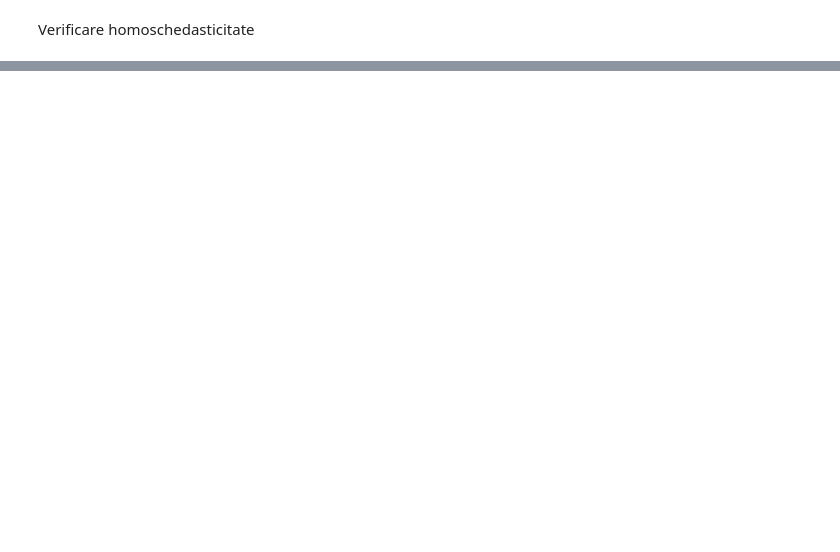
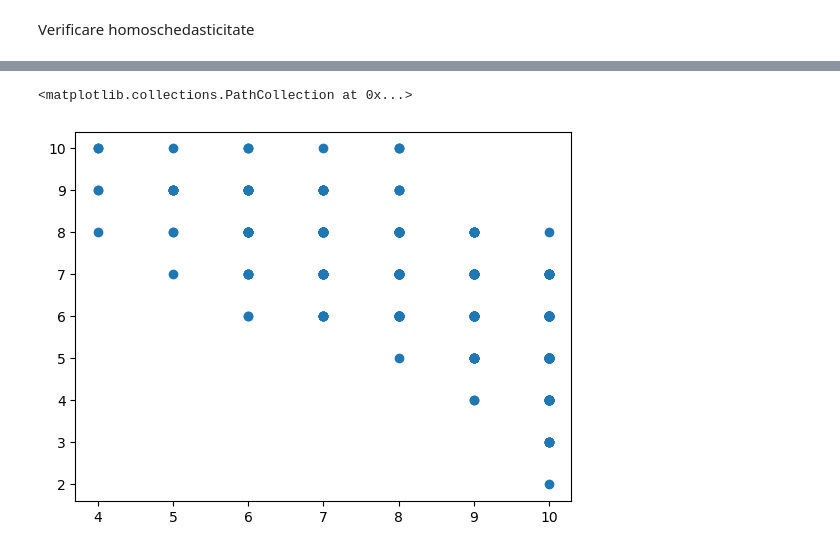
Before and after one commit to srvalex/Econometrie, a Jupyter notebook: Model1.ipynb, the cells around one changed output, grey strips where cells are left out. Cells and saved outputs as stored; diff of their text form; code cells hidden in the pictures; blank space fills up the shorter version.

```diff
--- a/Model1.ipynb
+++ b/Model1.ipynb
@@ -270,0 +473,7 @@ plt.show()
+# %%
+# X_train['happniesIndex'].describe()
+# X_train['stressLevel'].describe()
+plt.scatter(X_train['happniesIndex'],X_train['stressLevel'])
+# %% [output]
+<matplotlib.collections.PathCollection at 0x...>
+[figure, added]
```
Also changed, not shown: parts of 28 cells of this notebook, 3 other files.
